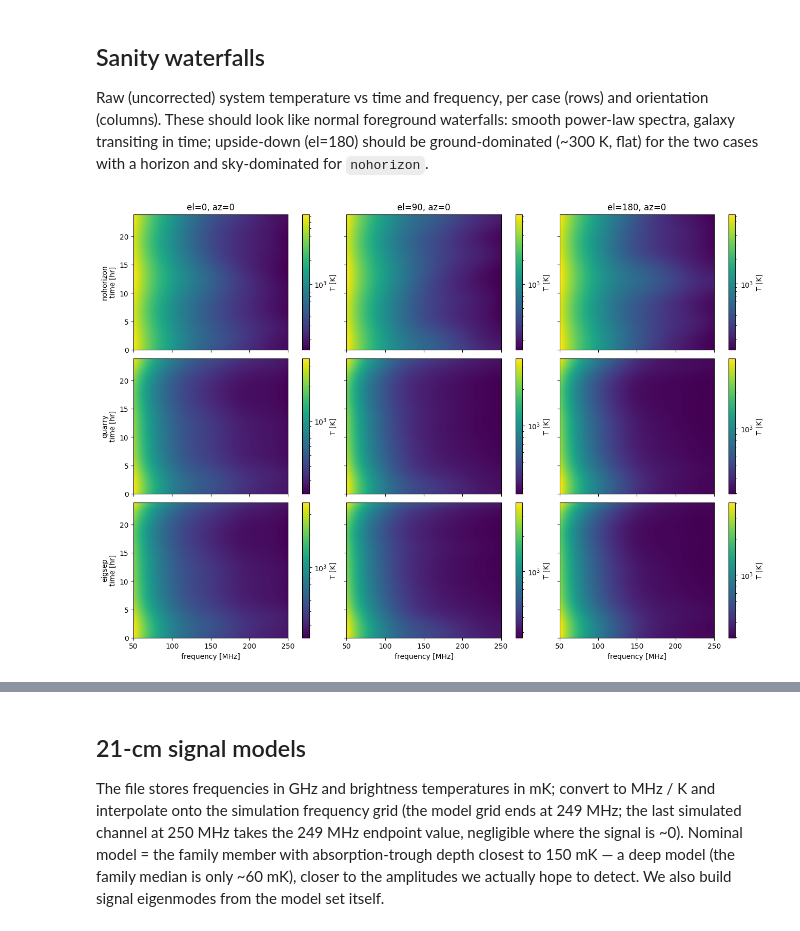
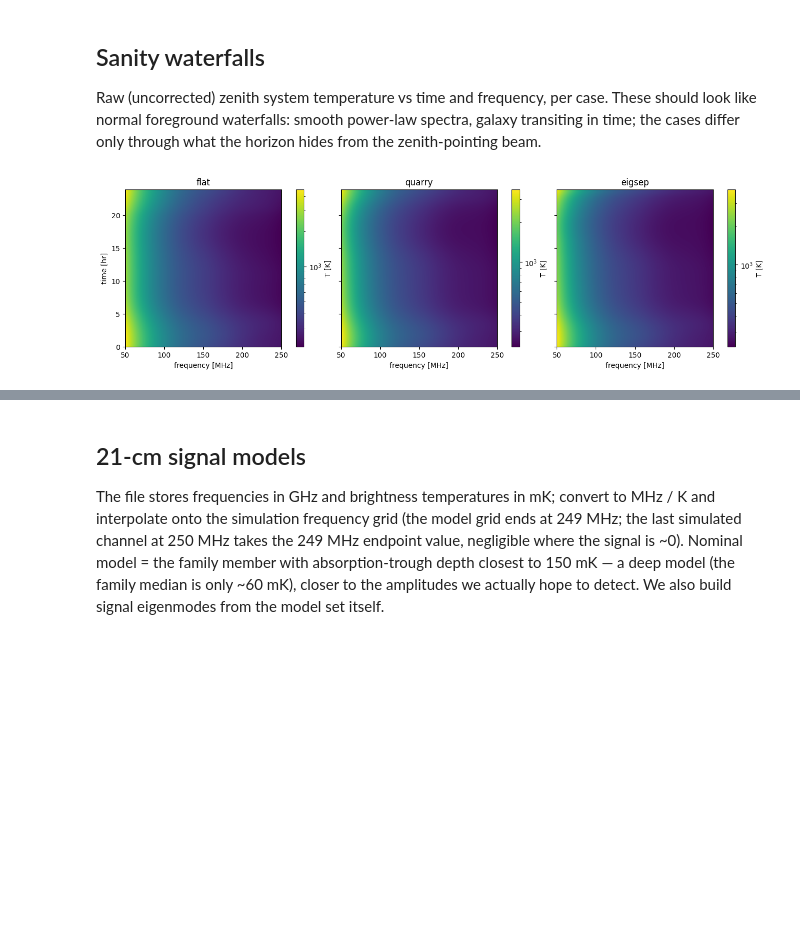
Before and after one commit to christianhbye/eigsep_mock_analysis, a Jupyter notebook: horizon_chromaticity/notebooks/chromaticity_pca.ipynb, the cells around one changed output, grey strips where cells are left out. Drawn from its saved outputs; the diff is of its cells as text; code cells hidden in the pictures; blank space fills up the shorter version.

Commit message:
analysis(horizon_chromaticity): zenith-only PCA notebook, flat (theta=90) case replaces nohorizon
Co-Authored-By: Claude Fable 5 <noreply@anthropic.com>

```diff
--- a/horizon_chromaticity/notebooks/chromaticity_pca.ipynb
+++ b/horizon_chromaticity/notebooks/chromaticity_pca.ipynb
@@ -40,8 +49,8 @@ from matplotlib.colors import LogNorm
 from pygdsm import GlobalSkyModel16
 
 OUTPUT_DIR = Path("..") / "output"
-CASES = ["nohorizon", "quarry", "eigsep"]
-COLORS = {"nohorizon": "C0", "quarry": "C1", "eigsep": "C2"}
+CASES = ["flat", "quarry", "eigsep"]
+COLORS = {"flat": "C0", "quarry": "C1", "eigsep": "C2"}
 
 # 21-cm model set (file stores freqs in GHz, models in mK)
 T21_FILE = (
@@ -49,11 +58,6 @@ T21_FILE = (
     / "Documents/research/eigsep/mock_analysis/notebooks"
     / "spatial_filter/models_21cm.npz"
 )
-
-# orientations for the sanity waterfalls: zenith, horizon-pointing, upside-down
-WATERFALL_ORI = [(0.0, 0.0), (90.0, 0.0), (180.0, 0.0)]
-# elevation ring for the azimuth slice (90 = beam pointing at the horizon)
-AZ_SLICE_ELEV = 90.0
 # %% [markdown]
 ## Horizon profiles
 
@@ -195,38 +185,28 @@ eigsep: extracted (1296 ori x 1436 times x 201 freqs)
 # %% [markdown]
 ## Sanity waterfalls
 
-Raw (uncorrected) system temperature vs time and frequency, per case
-(rows) and orientation (columns). These should look like normal
-foreground waterfalls: smooth power-law spectra, galaxy transiting in
-time; upside-down (el=180) should be ground-dominated (~300 K, flat)
-for the two cases with a horizon and sky-dominated for `nohorizon`.
+Raw (uncorrected) zenith system temperature vs time and frequency, per
+case. These should look like normal foreground waterfalls: smooth
+power-law spectra, galaxy transiting in time; the cases differ only
+through what the horizon hides from the zenith-pointing beam.
 # %%
 fig, axs = plt.subplots(
-    3,
-    len(WATERFALL_ORI),
-    figsize=(13, 9),
-    sharex=True,
-    sharey=True,
+    1, len(CASES), figsize=(13, 3.8), sharex=True, sharey=True,
     constrained_layout=True,
 )
-for i, c in enumerate(CASES):
-    for j, ori in enumerate(WATERFALL_ORI):
-        ax = axs[i, j]
-        T = extract[c]["wf"][ori]  # (n_times, n_freqs)
-        im = ax.imshow(
-            T,
-            aspect="auto",
-            origin="lower",
-            extent=[freqs[0], freqs[-1], times_hr[0], times_hr[-1]],
-            norm=LogNorm(),
-        )
-        fig.colorbar(im, ax=ax, label="T [K]")
-        if i == 0:
-            ax.set_title(f"el={ori[0]:.0f}, az={ori[1]:.0f}")
-        if j == 0:
-            ax.set_ylabel(f"{c}\ntime [hr]")
-        if i == len(CASES) - 1:
-            ax.set_xlabel("frequency [MHz]")
+for ax, c in zip(axs, CASES):
+    T = extract[c]["zen_raw"]  # (n_times, n_freqs)
+    im = ax.imshow(
+        T,
+        aspect="auto",
+        origin="lower",
+        extent=[freqs[0], freqs[-1], times_hr[0], times_hr[-1]],
+        norm=LogNorm(),
+    )
+    fig.colorbar(im, ax=ax, label="T [K]")
+    ax.set_title(c)
+    ax.set_xlabel("frequency [MHz]")
+axs[0].set_ylabel("time [hr]")
 plt.show()
 # %% [output]
-[figure, old version]
+[figure, new version]
```
Also changed, not shown: parts of 31 cells of this notebook, 6 other files.
